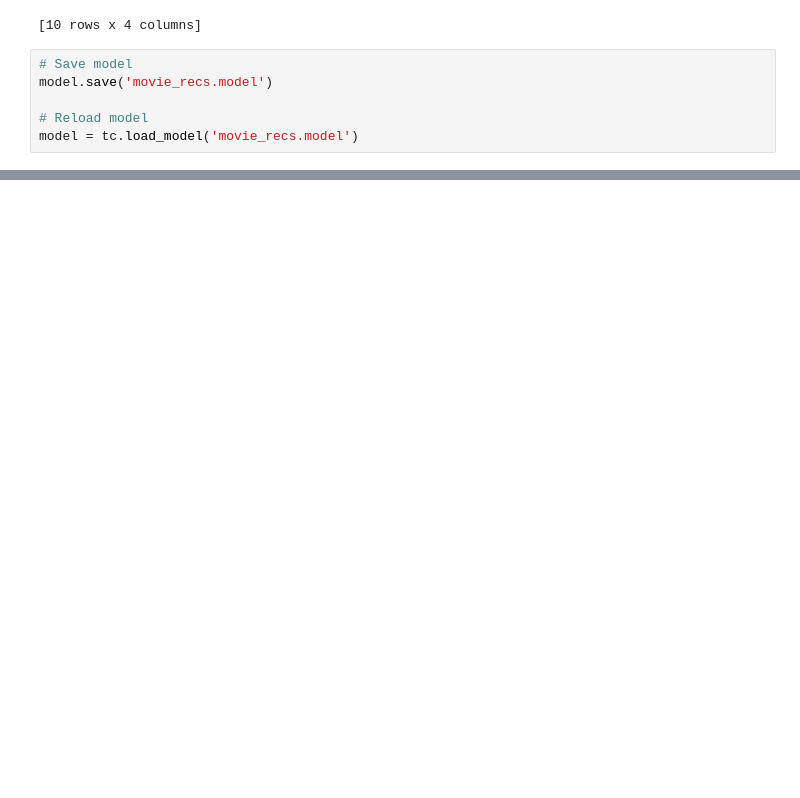
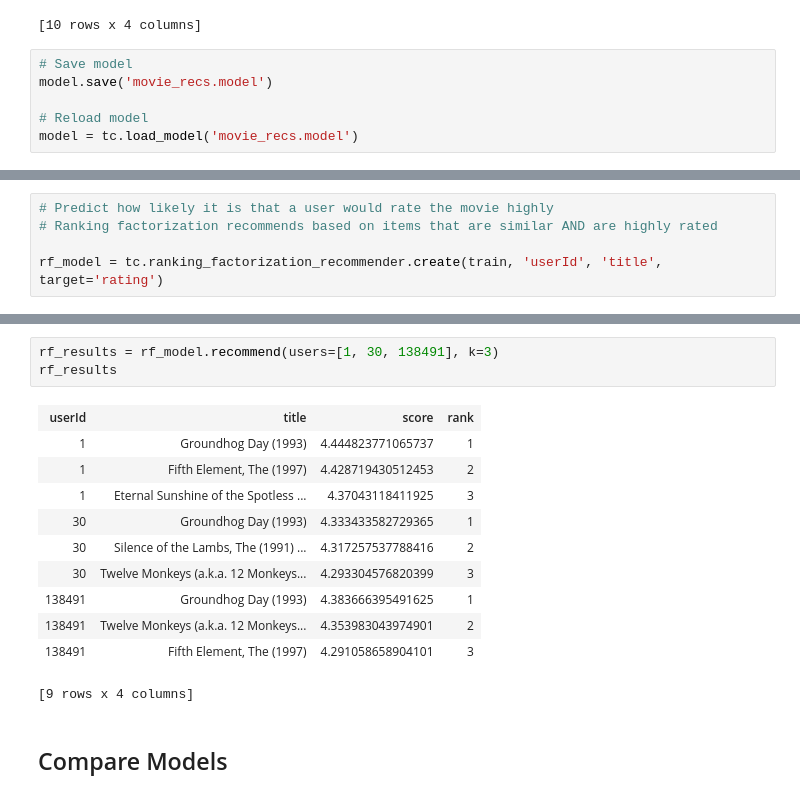
Before and after one commit to ngachago/movie_recs, a Jupyter notebook: turicreate_recs.ipynb, the cells around one changed output, grey strips where cells are left out. Saved outputs shown, nothing was run; the diff lists cells and outputs as text; blank space fills up the shorter version.

```diff
--- a/turicreate_recs.ipynb
+++ b/turicreate_recs.ipynb
@@ -168,0 +235,5 @@ f_model = turicreate.factorization_recommender()
+# %%
+# Predict how likely it is that a user would rate the movie highly
+# Ranking factorization recommends based on items that are similar AND are highly rated
+
+rf_model = tc.ranking_factorization_recommender.create(train, 'userId', 'title', target='rating')
@@ -168,0 +254,17 @@ f_model = turicreate.factorization_recommender()
+# %%
+rf_results = rf_model.recommend(users=[1, 30, 138491], k=3)
+rf_results
+# %% [output]
+| userId | title | score | rank |
+| 1 | Groundhog Day (1993) | 4.444823771065737 | 1 |
+| 1 | Fifth Element, The (1997) | 4.428719430512453 | 2 |
+| 1 | Eternal Sunshine of the Spotless ... | 4.37043118411925 | 3 |
+| 30 | Groundhog Day (1993) | 4.333433582729365 | 1 |
+| 30 | Silence of the Lambs, The (1991) ... | 4.317257537788416 | 2 |
+| 30 | Twelve Monkeys (a.k.a. 12 Monkeys... | 4.293304576820399 | 3 |
+| 138491 | Groundhog Day (1993) | 4.383666395491625 | 1 |
+| 138491 | Twelve Monkeys (a.k.a. 12 Monkeys... | 4.353983043974901 | 2 |
+| 138491 | Fifth Element, The (1997) | 4.291058658904101 | 3 |
+[9 rows x 4 columns]
+# %% [markdown]
+## Compare Models
```
Also changed, not shown: parts of 15 cells of this notebook.
